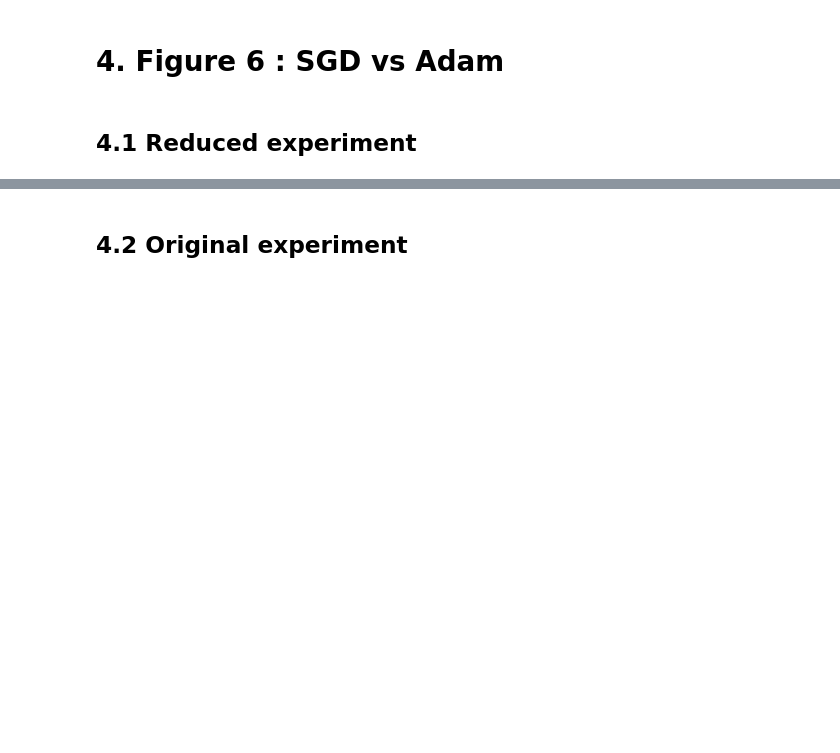
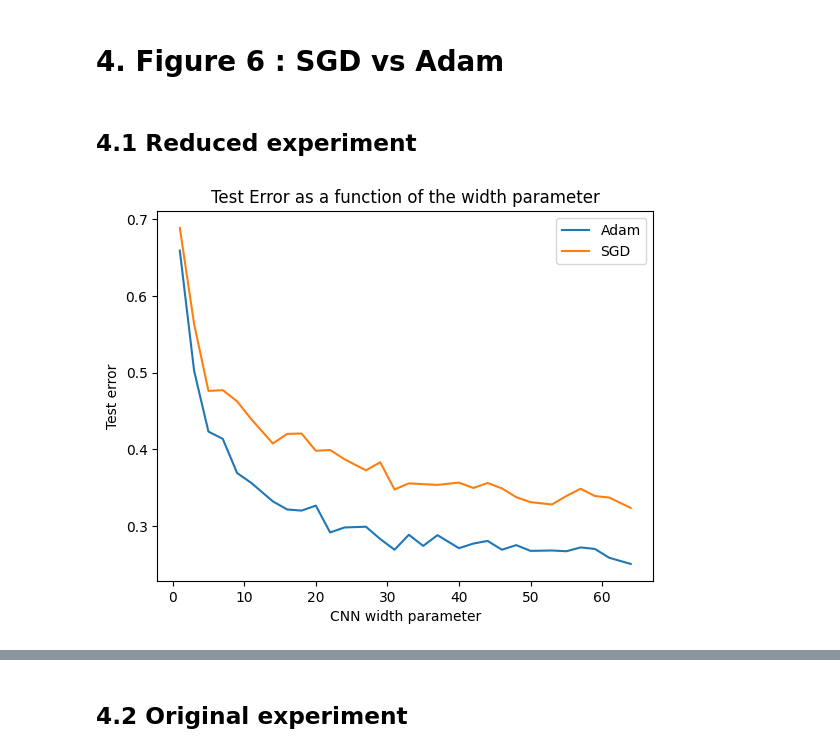
Before and after one commit to roduit/EE-411-FOIL-Project, a Jupyter notebook: source/main.ipynb, the cells around one changed output, grey strips where cells are left out. Saved outputs shown, nothing was run; the diff lists cells and outputs as text; code cells hidden in the pictures; blank space fills up the shorter version.

```diff
--- a/source/main.ipynb
+++ b/source/main.ipynb
@@ -534,9 +631,13 @@ save_pickle(train_accuracies_SGD, os.path.join(constants.FIG6_FOLDER,'train_accu
 save_pickle(test_losses_SGD, os.path.join(constants.FIG6_FOLDER,'test_losses_SGD.pkl'))
 save_pickle(test_accuracies_SGD, os.path.join(constants.FIG6_FOLDER,'test_accuracies_SGD.pkl'))
 # %%
-test_acc_sgd = open_pickle(os.path.join(constants.FIG6_FOLDER, 'test_accuracies_Adam.pkl'))
+width_model_list = np.linspace(1, 64, 30,dtype=int)
+noise_ratio_list = [0]
+test_acc_sgd = open_pickle(os.path.join(constants.FIG6_FOLDER, 'test_accuracies_adam.pkl'))
 test_acc_adam = open_pickle(os.path.join(constants.FIG6_FOLDER, 'test_accuracies_SGD.pkl'))
 test_error_sgd = (100 - np.array(test_acc_sgd)) / 100
 test_error_adam = (100 - np.array(test_acc_adam)) / 100
 
-display_optimizer_stats(test_error_adam,test_error_sgd,width_model_list)
+display_optimizer_stats(test_error_adam[0],test_error_sgd[0],width_model_list)
+# %% [output]
+[figure, added]
```
Also changed, not shown: parts of 19 cells of this notebook, 20 other files.
